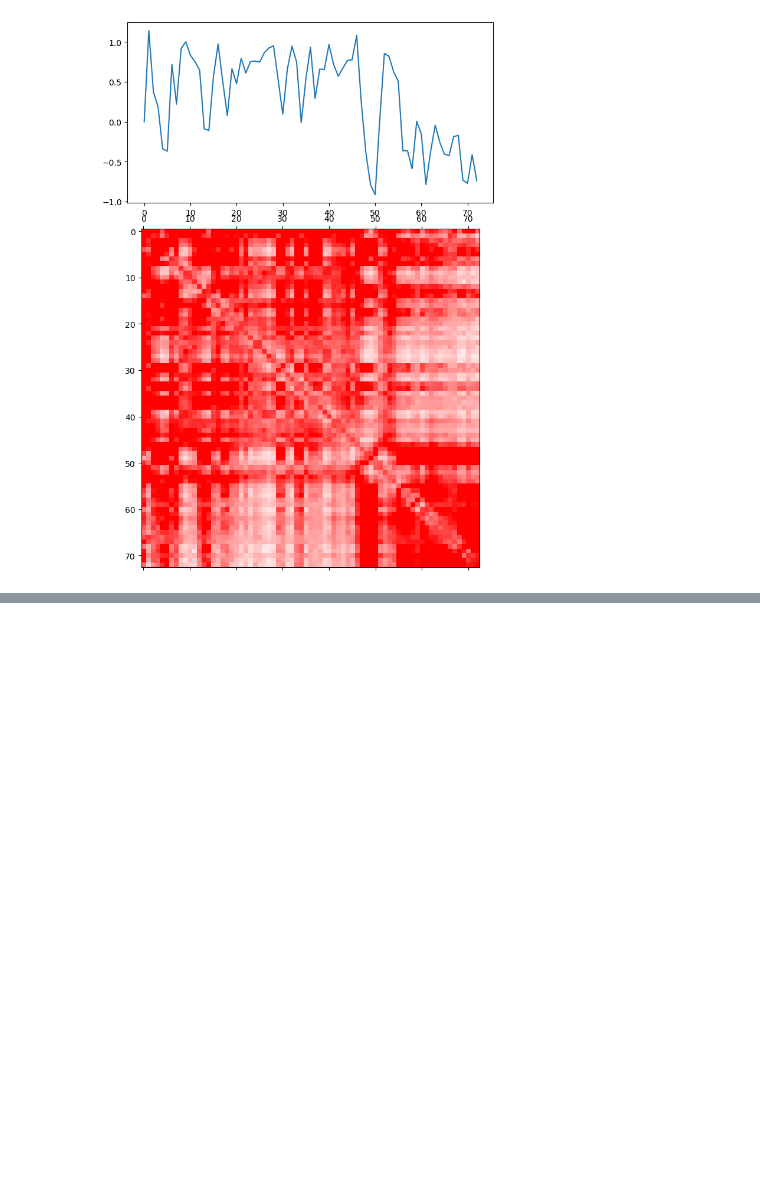
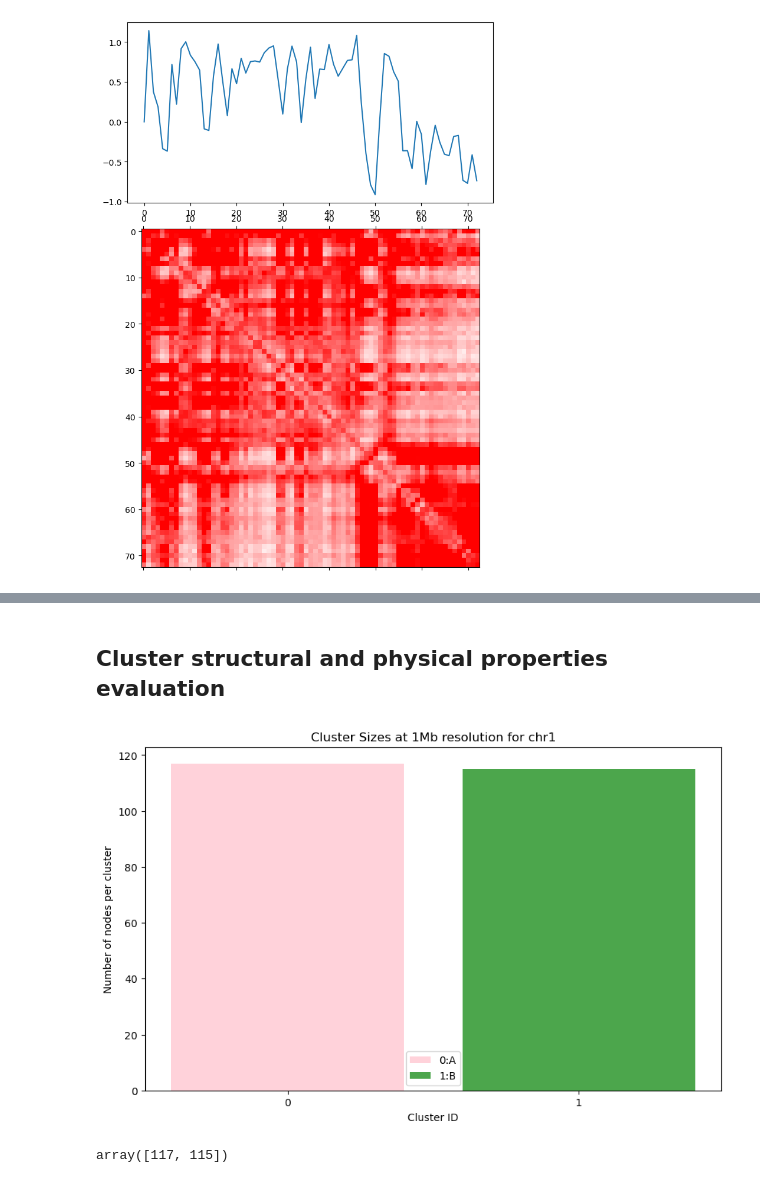
Before and after one commit to akanksha-sachan/3D_chromatin_hubs, a Jupyter notebook: notebooks/GM12878_tests.ipynb, the cells around one changed output, grey strips where cells are left out. Cells and saved outputs as stored; diff of their text form; code cells hidden in the pictures; blank space fills up the shorter version.

```diff
--- a/notebooks/GM12878_tests.ipynb
+++ b/notebooks/GM12878_tests.ipynb
@@ -198,0 +248,34 @@ HiC file loaded
+# %% [markdown]
+## Cluster structural and physical properties evaluation
+# %%
+def cluster_size_distribution_single_chr(node_attrs_dict, chrom):
+    """
+    calculate cluster size distribution split between number of clusters; x = cluster_num, y = size
+    input: nodeset dict {start: (set_idx, cluster_label)}
+    """
+    cluster_labels = [attr[1] for attr in node_attrs_dict.values()]
+    # Count the number of nodes in each cluster
+    cluster_sizes = np.bincount(cluster_labels)
+    cluster_ids = np.arange(len(cluster_sizes))
+
+    # Plot the cluster size distribution
+    colors = ['pink', 'green']
+    plt.figure(figsize=(10, 6))
+    bars = plt.bar(cluster_ids, cluster_sizes, color=colors, alpha=0.7)
+    plt.xlabel('Cluster ID')
+    plt.ylabel('Number of nodes per cluster')
+    plt.title(f'Cluster Sizes at 1Mb resolution for {chrom}')
+    plt.legend(bars, ['0:A', '1:B'])
+    plt.xticks(ticks=[0, 1], labels=['0', '1'])
+    plt.show()
+
+    return cluster_sizes
+
+#read nodeset_attrs from pkl file
+chrom = "chr1"
+node_attrs_dir = os.path.join(config.paths.temp_dir, f"affinity_matrices/{config.genomic_params.affinity_key}")
+node_attrs_dict = pd.read_pickle(f"{node_attrs_dir}/{chrom}_nodeset_attrs.pkl")
+cluster_size_distribution_single_chr(node_attrs_dict, chrom)
+# %% [output]
+[figure, added]
+array([117, 115])
```
Also changed, not shown: parts of 8 cells of this notebook, 3 other files.
